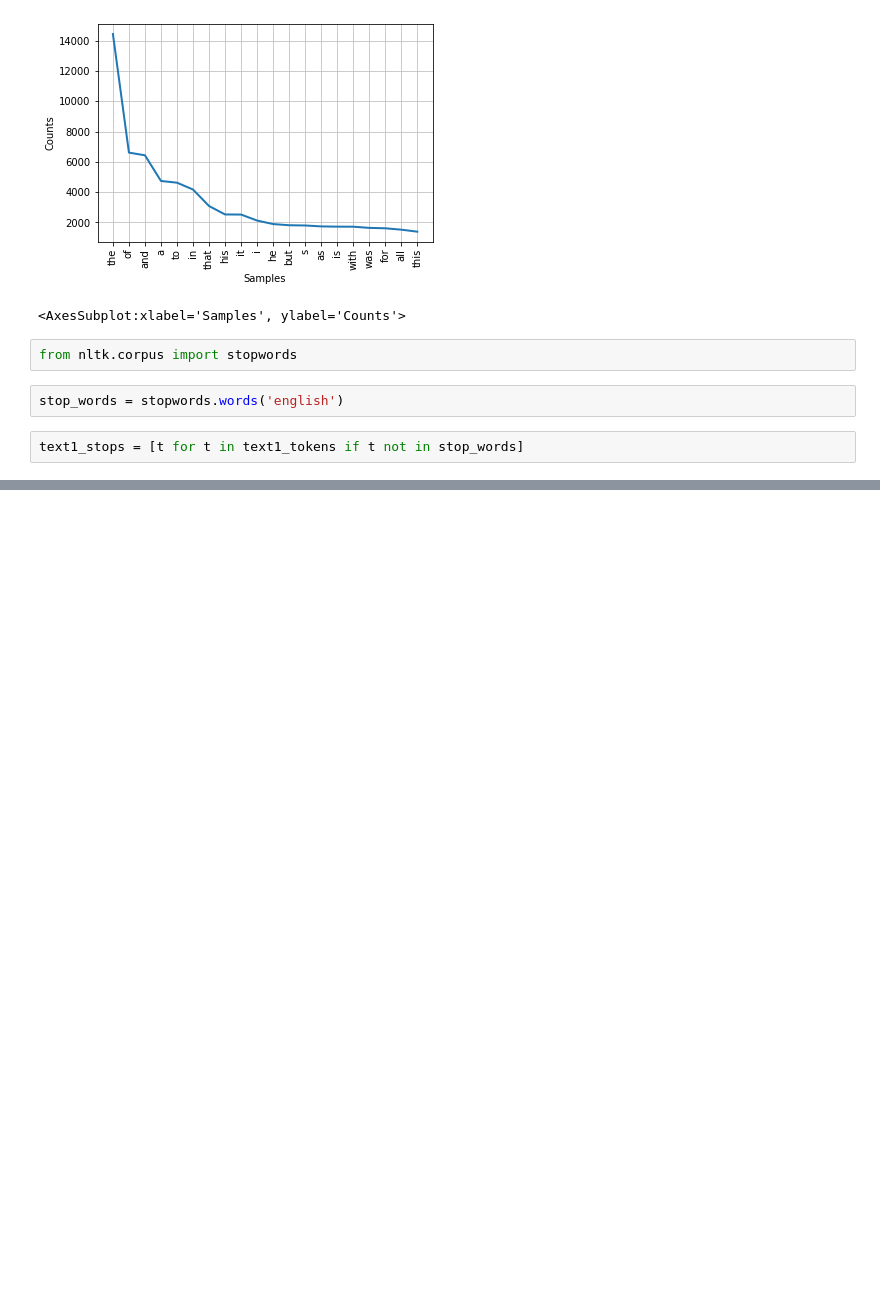
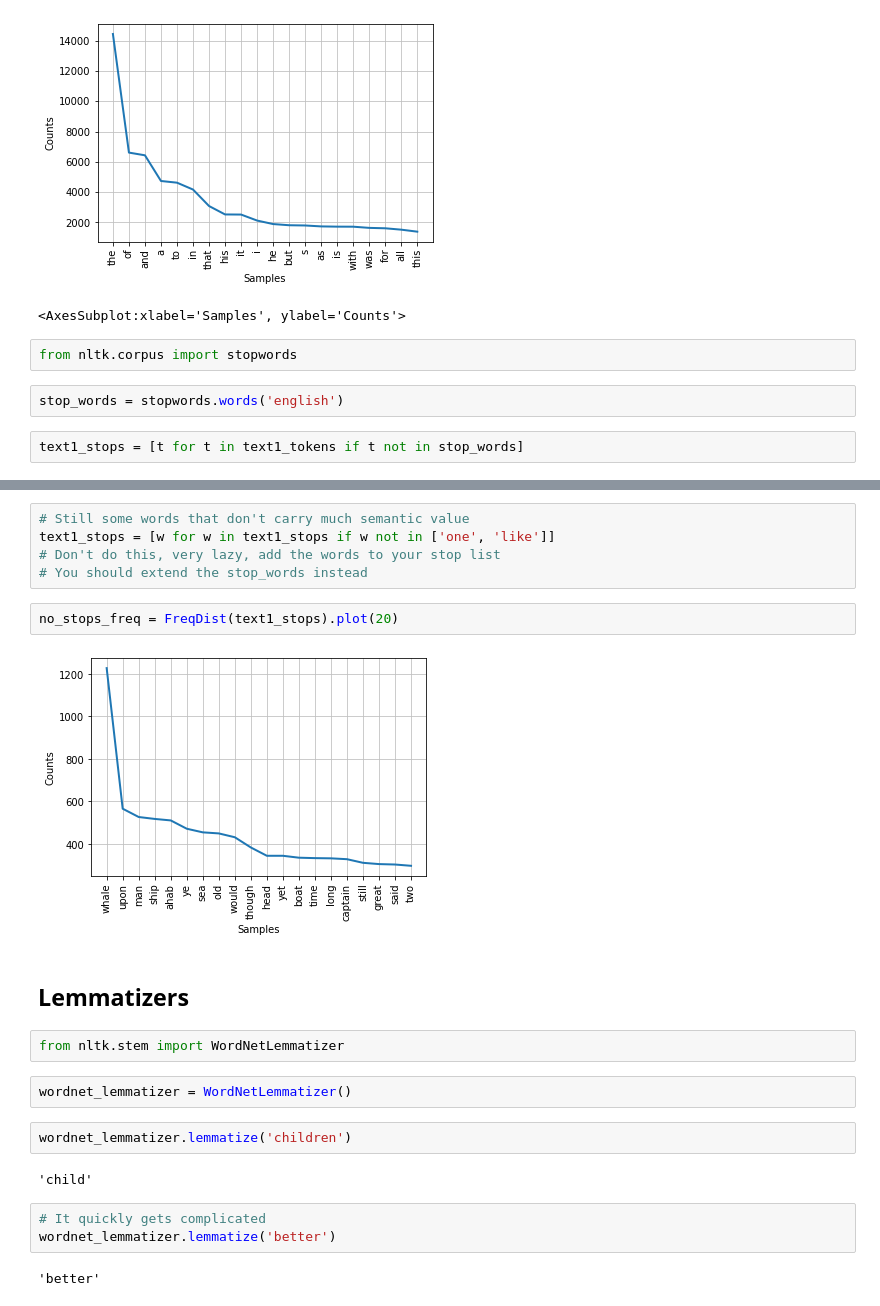
Before and after one commit to klp/cuny_gc_python_class_sp2022, a Jupyter notebook: class_exercises/2022-03-28/mar-28.ipynb, the cells around one changed output, grey strips where cells are left out. Cells and saved outputs as stored; diff of their text form; blank space fills up the shorter version.

```diff
--- a/class_exercises/2022-03-28/mar-28.ipynb
+++ b/class_exercises/2022-03-28/mar-28.ipynb
@@ -254,0 +259,24 @@ text1_stops = [t for t in text1_tokens if t not in stop_words]
+# %%
+# Still some words that don't carry much semantic value
+text1_stops = [w for w in text1_stops if w not in ['one', 'like']]
+# Don't do this, very lazy, add the words to your stop list
+# You should extend the stop_words instead
+# %%
+no_stops_freq = FreqDist(text1_stops).plot(20)
+# %% [output]
+[figure, added]
+# %% [markdown]
+## Lemmatizers
+# %%
+from nltk.stem import WordNetLemmatizer
+# %%
+wordnet_lemmatizer = WordNetLemmatizer()
+# %%
+wordnet_lemmatizer.lemmatize('children')
+# %% [output]
+'child'
+# %%
+# It quickly gets complicated
+wordnet_lemmatizer.lemmatize('better')
+# %% [output]
+'better'
```
Also changed, not shown: parts of 11 cells of this notebook.
